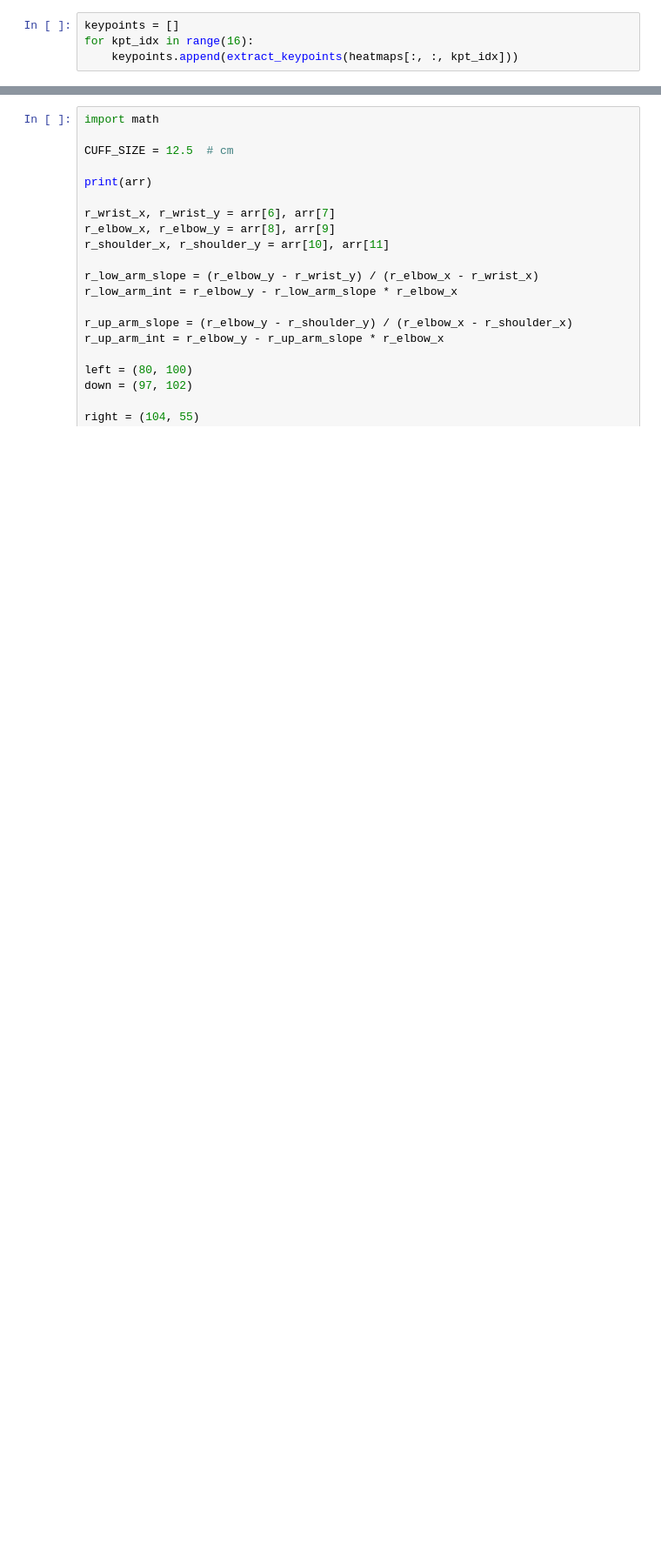
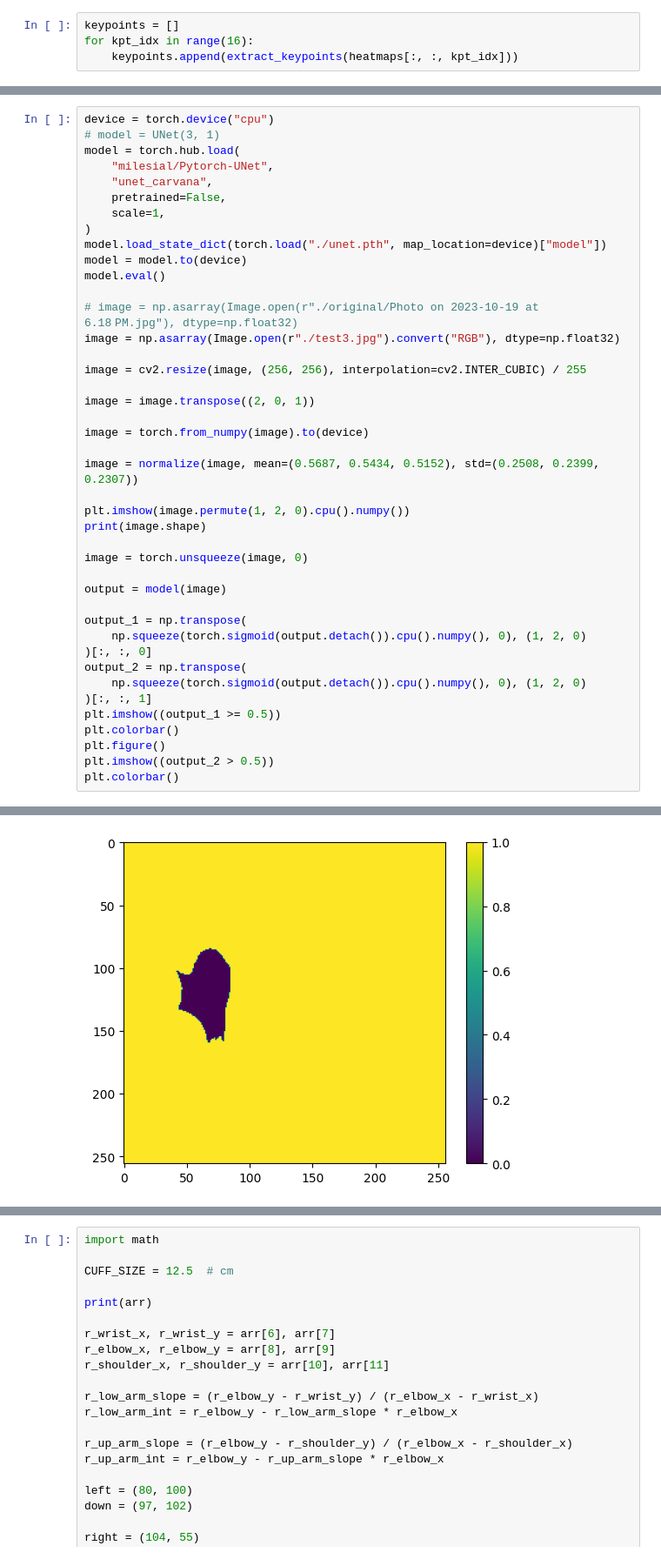
Before and after one commit to steven9909/mobile_health_segmentation, a Jupyter notebook: pose/scale_test.ipynb, the cells around one changed output, grey strips where cells are left out. Shown: that part at 87% size. Saved outputs shown, nothing was run; the diff lists cells and outputs as text; blank space fills up the shorter version.

```diff
--- a/pose/scale_test.ipynb
+++ b/pose/scale_test.ipynb
@@ -106,0 +113,43 @@ for id in range(7, 16):
+# %%
+device = torch.device("cpu")
+# model = UNet(3, 1)
+model = torch.hub.load(
+    "milesial/Pytorch-UNet",
+    "unet_carvana",
+    pretrained=False,
+    scale=1,
+)
+model.load_state_dict(torch.load("./unet.pth", map_location=device)["model"])
+model = model.to(device)
+model.eval()
+
+# image = np.asarray(Image.open(r"./original/Photo on 2023-10-19 at 6.18 PM.jpg"), dtype=np.float32)
+image = np.asarray(Image.open(r"./test3.jpg").convert("RGB"), dtype=np.float32)
+
+image = cv2.resize(image, (256, 256), interpolation=cv2.INTER_CUBIC) / 255
+
+image = image.transpose((2, 0, 1))
+
+image = torch.from_numpy(image).to(device)
+
+image = normalize(image, mean=(0.5687, 0.5434, 0.5152), std=(0.2508, 0.2399, 0.2307))
+
+plt.imshow(image.permute(1, 2, 0).cpu().numpy())
+print(image.shape)
+
+image = torch.unsqueeze(image, 0)
+
+output = model(image)
+
+output_1 = np.transpose(
+    np.squeeze(torch.sigmoid(output.detach()).cpu().numpy(), 0), (1, 2, 0)
+)[:, :, 0]
+output_2 = np.transpose(
+    np.squeeze(torch.sigmoid(output.detach()).cpu().numpy(), 0), (1, 2, 0)
+)[:, :, 1]
+plt.imshow((output_1 >= 0.5))
+plt.colorbar()
+plt.figure()
+plt.imshow((output_2 > 0.5))
+plt.colorbar()
+# %% [output]
@@ -106,0 +160 @@ for id in range(7, 16):
+[figure, added]
```
Also changed, not shown: parts of 6 cells of this notebook, 9 other files.
